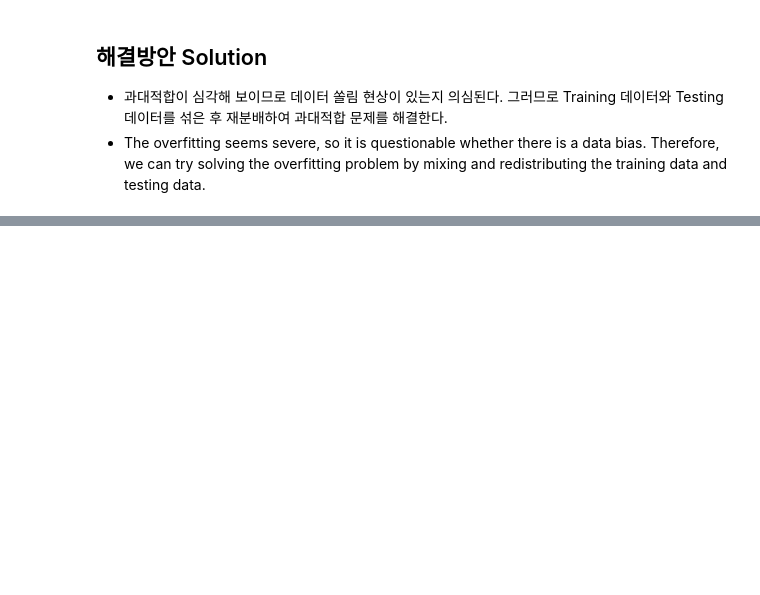
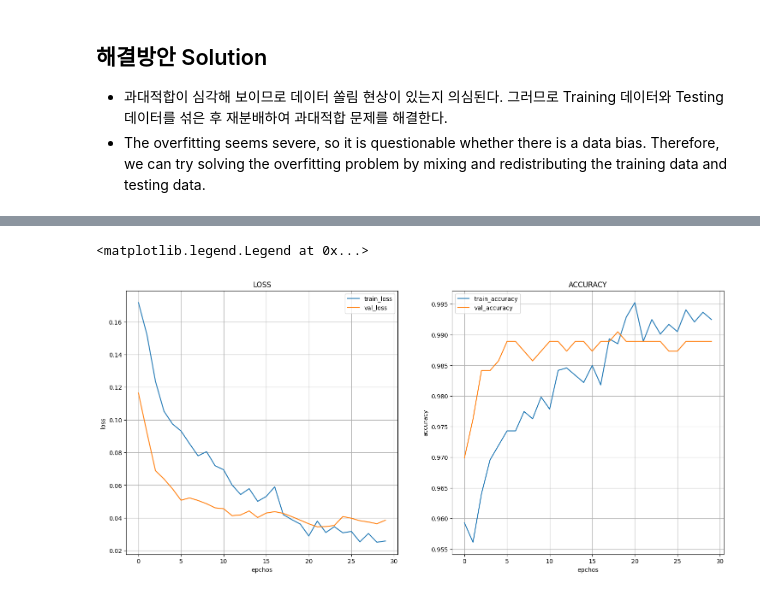
Before and after one commit to kkyukkyu99/KaggleProject_1, a Jupyter notebook: KaggleProject_1_Brain_Tumor_Classification.ipynb, the cells around one changed output, grey strips where cells are left out. Saved outputs shown, nothing was run; the diff lists cells and outputs as text; code cells hidden in the pictures; blank space fills up the shorter version.

```diff
--- a/KaggleProject_1_Brain_Tumor_Classification.ipynb
+++ b/KaggleProject_1_Brain_Tumor_Classification.ipynb
@@ -304,0 +392,12 @@ for label_name in label_name_list:
+# %%
+# 재분배된 데이터로 재학습
+# Re-training with redisturbuted data
+
+from datetime import datetime
+
+start_time = datetime.now()
+
+result = model.fit(train_generator, epochs=30, validation_data=test_generator)
+
+end_time = datetime.now()
+print("ELapsed Time :", end_time - start_time)
@@ -304,0 +422,26 @@ for label_name in label_name_list:
+# %%
+# 재학습 결과 시각화
+# Visualizing Re-training result
+
+plt.figure(figsize=(18, 8))
+
+plt.subplot(1, 2, 1)
+plt.title("LOSS")
+plt.xlabel("epchos")
+plt.ylabel("loss")
+plt.grid()
+plt.plot(result.history["loss"], label="train_loss")
+plt.plot(result.history["val_loss"], label="val_loss")
+plt.legend(loc="best")
+
+plt.subplot(1, 2, 2)
+plt.title("ACCURACY")
+plt.xlabel("epchos")
+plt.ylabel("accuracy")
+plt.grid()
+plt.plot(result.history["accuracy"], label="train_accuracy")
+plt.plot(result.history["val_accuracy"], label="val_accuracy")
+plt.legend(loc="best")
+# %% [output]
+<matplotlib.legend.Legend at 0x...>
+[figure, added]
```
Also changed, not shown: parts of 19 cells of this notebook.
